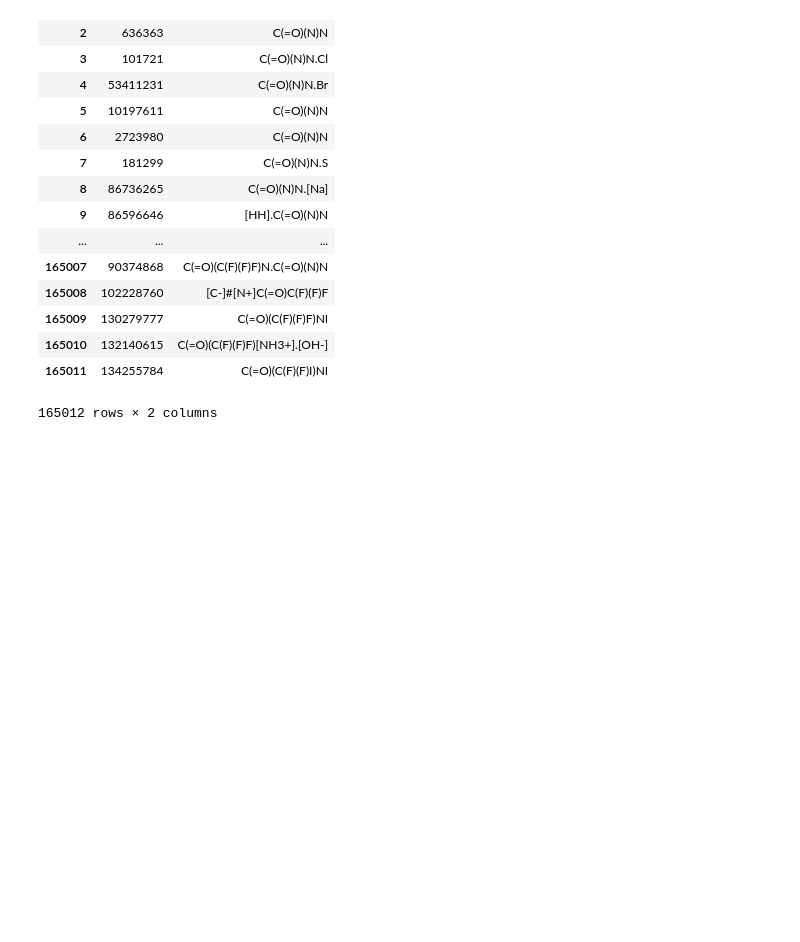
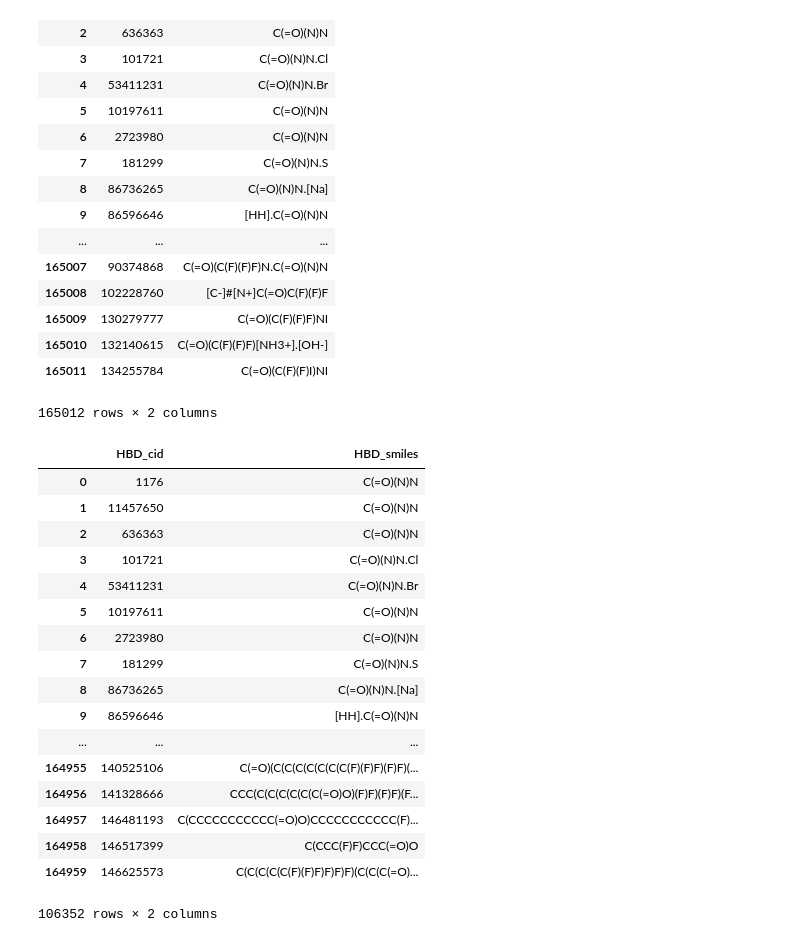
Before and after one commit to jrodguez/des-basis-set, a Jupyter notebook: scripts/pubchem/Compiling_similar_chemicals.ipynb, the cells around one changed output. Saved outputs shown, nothing was run; the diff lists cells and outputs as text; code cells hidden in the pictures; blank space fills up the shorter version.

```diff
--- a/scripts/pubchem/Compiling_similar_chemicals.ipynb
+++ b/scripts/pubchem/Compiling_similar_chemicals.ipynb
@@ -173,3 +173,24 @@ similar_compiled_HBD
 165012 rows × 2 columns
 # %%
 similar_compiled_HBD.to_csv("similar_compiled_HBD.csv", index = False)
+# %%
+similar_compiled_HBD.drop_duplicates()
+# %% [output]
+|  | HBD_cid | HBD_smiles |
+| 0 | 1176 | C(=O)(N)N |
+| 1 | 11457650 | C(=O)(N)N |
+| 2 | 636363 | C(=O)(N)N |
+| 3 | 101721 | C(=O)(N)N.Cl |
+| 4 | 53411231 | C(=O)(N)N.Br |
+| 5 | 10197611 | C(=O)(N)N |
+| 6 | 2723980 | C(=O)(N)N |
+| 7 | 181299 | C(=O)(N)N.S |
+| 8 | 86736265 | C(=O)(N)N.[Na] |
+| 9 | 86596646 | [HH].C(=O)(N)N |
+| ... | ... | ... |
+| 164955 | 140525106 | C(=O)(C(C(C(C(C(C(C(F)(F)F)(F)F)(... |
+| 164956 | 141328666 | CCC(C(C(C(C(C(C(=O)O)(F)F)(F)F)(F... |
+| 164957 | 146481193 | C(CCCCCCCCCCC(=O)O)CCCCCCCCCCC(F)... |
+| 164958 | 146517399 | C(CCC(F)F)CCC(=O)O |
+| 164959 | 146625573 | C(C(C(C(C(F)(F)F)F)F)F)(C(C(C(=O)... |
+106352 rows × 2 columns
```
